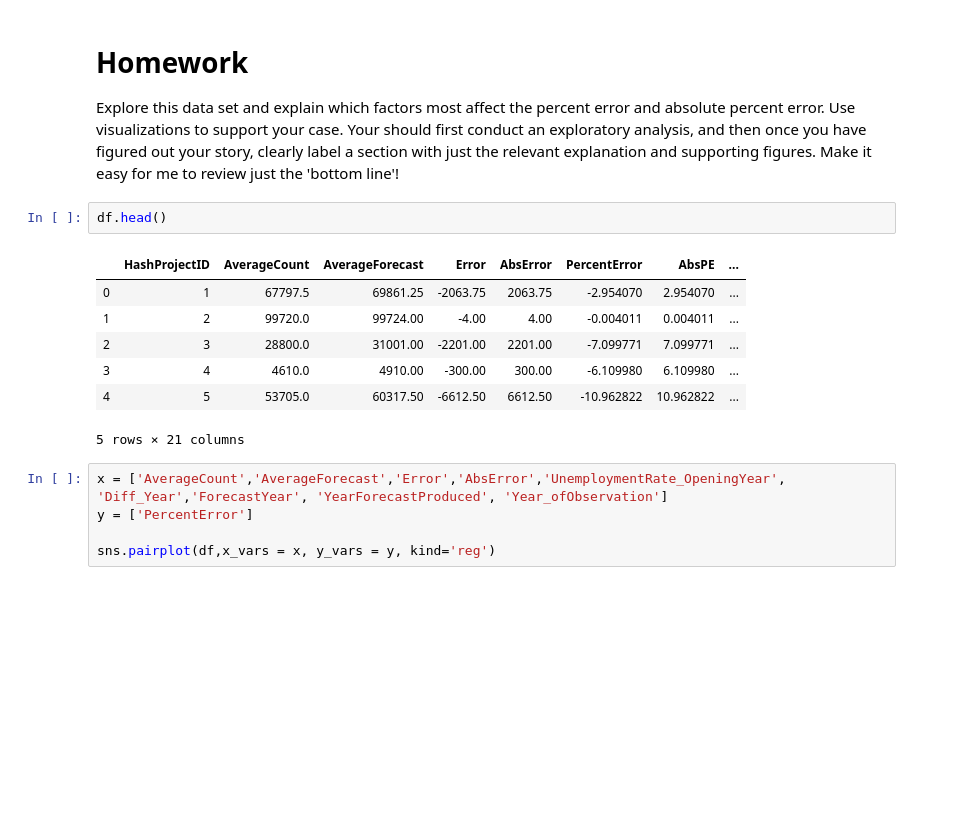
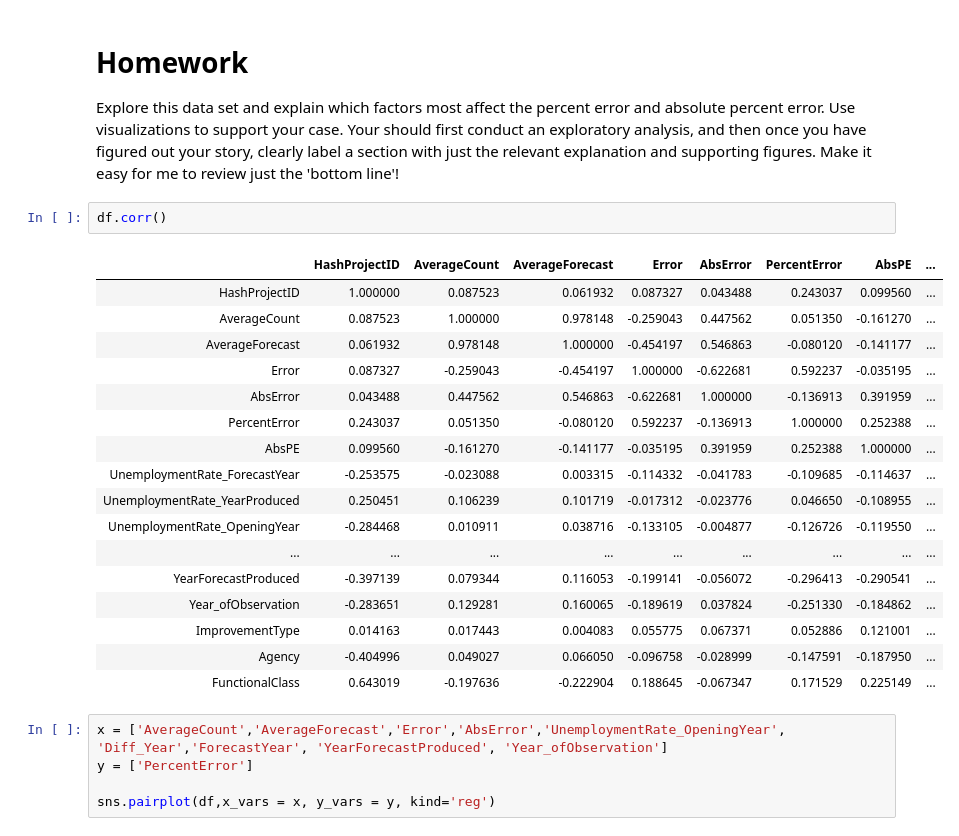
Before and after one commit to ebantwi/ce599, a Jupyter notebook: 13-Data Viz 1/data-viz-1.ipynb, the cells around one changed output. Cells and saved outputs as stored; diff of their text form; blank space fills up the shorter version.

```diff
--- a/13-Data Viz 1/data-viz-1.ipynb
+++ b/13-Data Viz 1/data-viz-1.ipynb
@@ -217,15 +217,25 @@ sns.violinplot(x="FunctionalClass", y="PercentError", data=df)
 
 Explore this data set and explain which factors most affect the percent error and absolute percent error.  Use visualizations to support your case.  Your should first conduct an exploratory analysis, and then once you have figured out your story, clearly label a section with just the relevant explanation and supporting figures.  Make it easy for me to review just the 'bottom line'!
 # %%
-df.head()
+df.corr()
 # %% [output]
 |  | HashProjectID | AverageCount | AverageForecast | Error | AbsError | PercentError | AbsPE | ... |
-| 0 | 1 | 67797.5 | 69861.25 | -2063.75 | 2063.75 | -2.954070 | 2.954070 | ... |
-| 1 | 2 | 99720.0 | 99724.00 | -4.00 | 4.00 | -0.004011 | 0.004011 | ... |
-| 2 | 3 | 28800.0 | 31001.00 | -2201.00 | 2201.00 | -7.099771 | 7.099771 | ... |
-| 3 | 4 | 4610.0 | 4910.00 | -300.00 | 300.00 | -6.109980 | 6.109980 | ... |
-| 4 | 5 | 53705.0 | 60317.50 | -6612.50 | 6612.50 | -10.962822 | 10.962822 | ... |
+| HashProjectID | 1.000000 | 0.087523 | 0.061932 | 0.087327 | 0.043488 | 0.243037 | 0.099560 | ... |
+| AverageCount | 0.087523 | 1.000000 | 0.978148 | -0.259043 | 0.447562 | 0.051350 | -0.161270 | ... |
+| AverageForecast | 0.061932 | 0.978148 | 1.000000 | -0.454197 | 0.546863 | -0.080120 | -0.141177 | ... |
+| Error | 0.087327 | -0.259043 | -0.454197 | 1.000000 | -0.622681 | 0.592237 | -0.035195 | ... |
+| AbsError | 0.043488 | 0.447562 | 0.546863 | -0.622681 | 1.000000 | -0.136913 | 0.391959 | ... |
+| PercentError | 0.243037 | 0.051350 | -0.080120 | 0.592237 | -0.136913 | 1.000000 | 0.252388 | ... |
+| AbsPE | 0.099560 | -0.161270 | -0.141177 | -0.035195 | 0.391959 | 0.252388 | 1.000000 | ... |
+| UnemploymentRate_ForecastYear | -0.253575 | -0.023088 | 0.003315 | -0.114332 | -0.041783 | -0.109685 | -0.114637 | ... |
+| UnemploymentRate_YearProduced | 0.250451 | 0.106239 | 0.101719 | -0.017312 | -0.023776 | 0.046650 | -0.108955 | ... |
+| UnemploymentRate_OpeningYear | -0.284468 | 0.010911 | 0.038716 | -0.133105 | -0.004877 | -0.126726 | -0.119550 | ... |
+| ... | ... | ... | ... | ... | ... | ... | ... | ... |
+| YearForecastProduced | -0.397139 | 0.079344 | 0.116053 | -0.199141 | -0.056072 | -0.296413 | -0.290541 | ... |
+| Year_ofObservation | -0.283651 | 0.129281 | 0.160065 | -0.189619 | 0.037824 | -0.251330 | -0.184862 | ... |
+| ImprovementType | 0.014163 | 0.017443 | 0.004083 | 0.055775 | 0.067371 | 0.052886 | 0.121001 | ... |
+| Agency | -0.404996 | 0.049027 | 0.066050 | -0.096758 | -0.028999 | -0.147591 | -0.187950 | ... |
+| FunctionalClass | 0.643019 | -0.197636 | -0.222904 | 0.188645 | -0.067347 | 0.171529 | 0.225149 | ... |
-5 rows × 21 columns
 # %%
 x = ['AverageCount','AverageForecast','Error','AbsError','UnemploymentRate_OpeningYear', 'Diff_Year','ForecastYear', 'YearForecastProduced', 'Year_ofObservation']
 y = ['PercentError']
```
